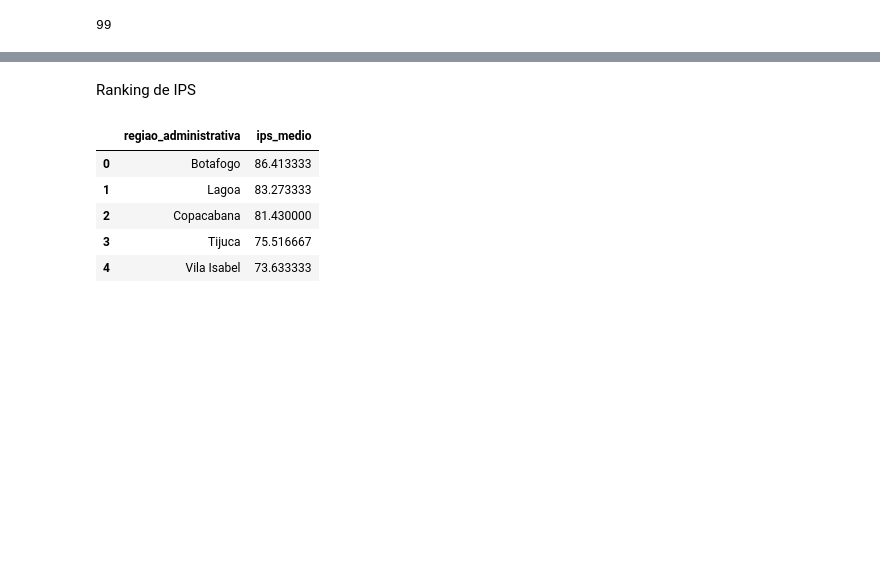
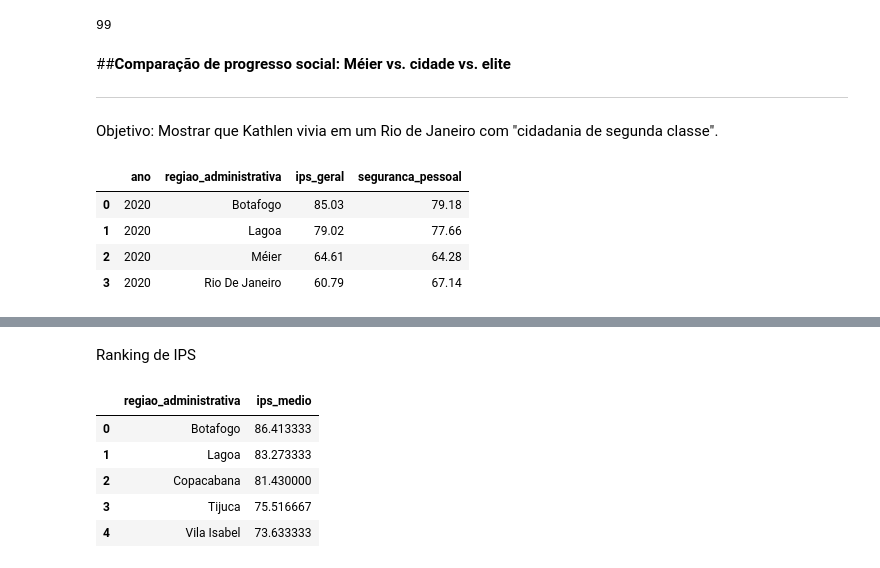
Before and after one commit to Julianajjss/tcc_dados_ips, a Jupyter notebook: jsimao_ips_tcc.ipynb, the cells around one changed output, grey strips where cells are left out. Drawn from its saved outputs; the diff is of its cells as text; code cells hidden in the pictures; blank space fills up the shorter version.

```diff
--- a/jsimao_ips_tcc.ipynb
+++ b/jsimao_ips_tcc.ipynb
@@ -43,3 +48,30 @@ ips = bd.read_sql(query=query, billing_project_id=billing_id)
 ips.to_sql("ips", conn, index=False, if_exists="replace")
 # %% [output]
 99
+# %% [markdown]
+##**Comparação de progresso social: Méier vs. cidade vs. elite**
+
+
+---
+Objetivo: Mostrar que Kathlen vivia em um Rio de Janeiro com "cidadania de segunda classe".
+# %%
+query = """
+SELECT
+  ano,
+  regiao_administrativa,
+  ips_geral,
+  seguranca_pessoal
+FROM ips
+WHERE regiao_administrativa IN ('Méier', 'Rio De Janeiro', 'Botafogo', 'Lagoa')
+AND ano = 2020
+ORDER BY ips_geral DESC;
+"""
+
+df_selected_regions = pd.read_sql_query(query, conn)
+df_selected_regions.head()
+# %% [output]
+|  | ano | regiao_administrativa | ips_geral | seguranca_pessoal |
+| 0 | 2020 | Botafogo | 85.03 | 79.18 |
+| 1 | 2020 | Lagoa | 79.02 | 77.66 |
+| 2 | 2020 | Méier | 64.61 | 64.28 |
+| 3 | 2020 | Rio De Janeiro | 60.79 | 67.14 |
```
Also changed, not shown: parts of 13 cells of this notebook.
